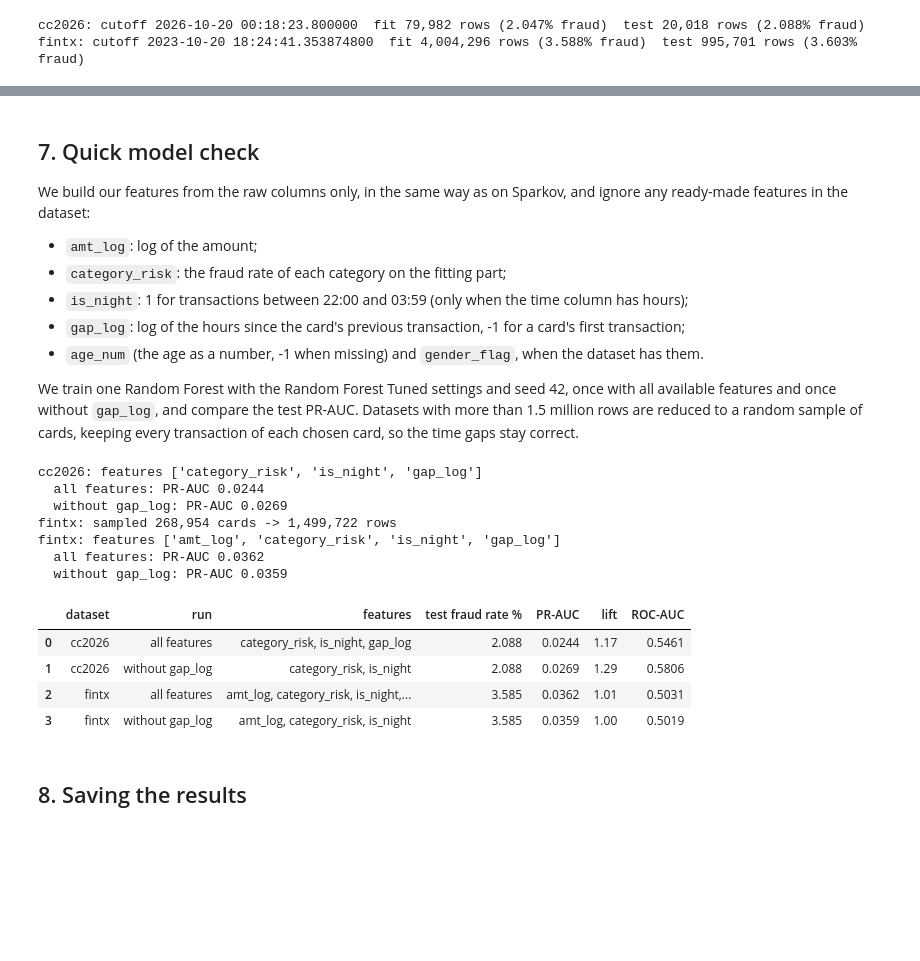
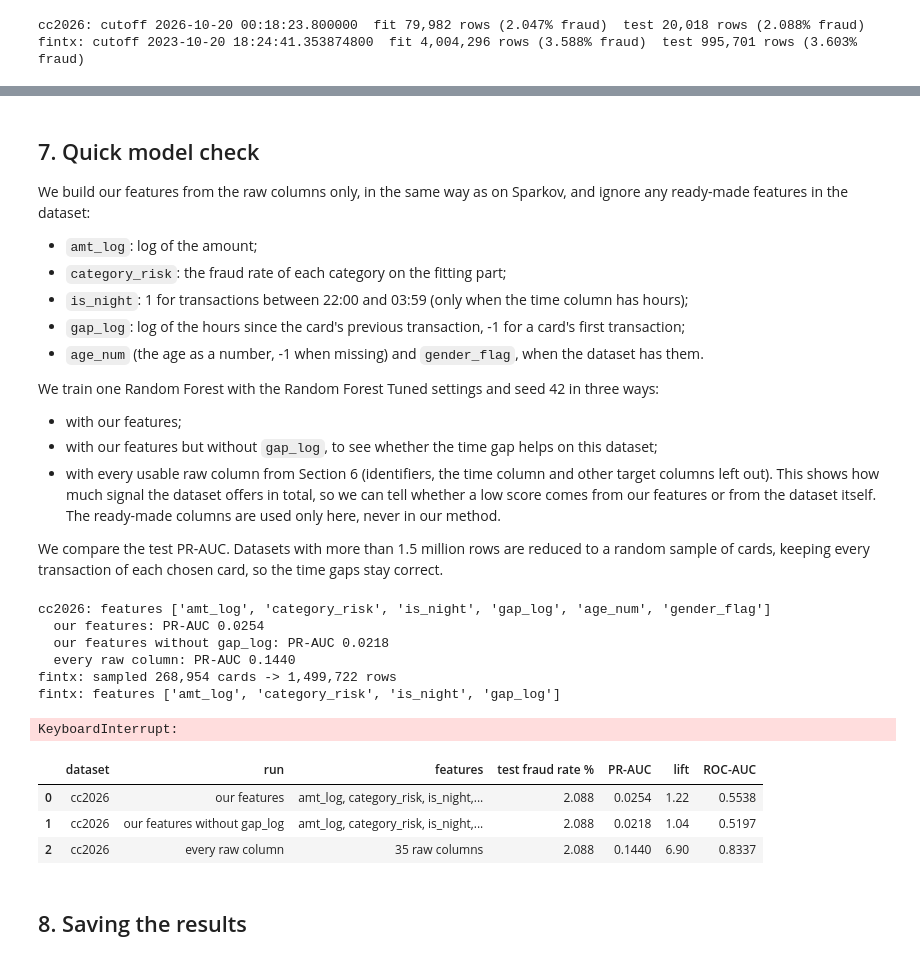
Before and after one commit to subbareddypullalacheruvu/Major-Project-Robust-Fraud-Detection-with-Spatial-Temporal-Features-and-Class-Imbalance-Learning-, a Jupyter notebook: notebooks/external_dataset_check.ipynb, the cells around one changed output, grey strips where cells are left out. Cells and saved outputs as stored; diff of their text form; code cells hidden in the pictures; blank space fills up the shorter version.

Commit message:
Run external_dataset_check and write the discussion

```diff
--- a/notebooks/external_dataset_check.ipynb
+++ b/notebooks/external_dataset_check.ipynb
@@ -399,9 +396,14 @@ We build our features from the raw columns only, in the same way as on Sparkov,
 - `gap_log`: log of the hours since the card's previous transaction, -1 for a card's first transaction;
 - `age_num` (the age as a number, -1 when missing) and `gender_flag`, when the dataset has them.
 
-We train one Random Forest with the Random Forest Tuned settings and seed 42, once with all available features and once without `gap_log`, and compare the test PR-AUC. Datasets with more than 1.5 million rows are reduced to a random sample of cards, keeping every transaction of each chosen card, so the time gaps stay correct.
+We train one Random Forest with the Random Forest Tuned settings and seed 42 in three ways:
+- with our features;
+- with our features but without `gap_log`, to see whether the time gap helps on this dataset;
+- with every usable raw column from Section 6 (identifiers, the time column and other target columns left out). This shows how much signal the dataset offers in total, so we can tell whether a low score comes from our features or from the dataset itself. The ready-made columns are used only here, never in our method.
+
+We compare the test PR-AUC. Datasets with more than 1.5 million rows are reduced to a random sample of cards, keeping every transaction of each chosen card, so the time gaps stay correct.
 # %%
-# 7.1 Build our features from the raw columns
+# 7.1 Build our features from the raw columns, then split by time
 NIGHT_HOURS = [22, 23, 0, 1, 2, 3]
 MAX_ROWS = 1_500_000
 
@@ -444,17 +446,34 @@ for short in data:
             part['category_risk'] = apply_category_risk(part, cat, risk)
     print(f'{short}: features {features}')
 
-    # 7.2 Train with and without gap_log
-    for name, cols in [('all features', features),
-                       ('without gap_log', [f for f in features if f != 'gap_log'])]:
-        if name == 'without gap_log' and 'gap_log' not in features:
+    # 7.2 Every usable raw column, as an upper limit for what the dataset offers
+    #     (numeric columns as they are, text columns as their fraud rate on the fitting part)
+    raw_cols = []
+    for col in column_results[short].dropna(subset=['ROC-AUC'])['column']:
+        name = f'raw__{col}'
+        if pd.api.types.is_numeric_dtype(fit_part[col]):
+            fill = fit_part[col].astype(float).median()
+            for part in (fit_part, test_part):
+                part[name] = part[col].astype(float).fillna(fill)
+        else:
+            rates = fit_part.groupby(fit_part[col].astype(str))['_y'].mean()
+            for part in (fit_part, test_part):
+                part[name] = part[col].astype(str).map(rates).fillna(fit_part['_y'].mean())
+        raw_cols.append(name)
+
+    # 7.3 Train with our features, without gap_log, and with every raw column
+    for name, cols in [('our features', features),
+                       ('our features without gap_log', [f for f in features if f != 'gap_log']),
+                       ('every raw column', raw_cols)]:
+        if name == 'our features without gap_log' and 'gap_log' not in features:
             continue
         rf = RandomForestClassifier(n_estimators=200, max_features=min(3, len(cols)),
                                     min_samples_leaf=5, random_state=42, n_jobs=-1)
         rf.fit(fit_part[cols], fit_part['_y'])
         p = rf.predict_proba(test_part[cols])[:, 1]
         pr = average_precision_score(test_part['_y'], p)
-        model_rows.append({'dataset': short, 'run': name, 'features': ', '.join(cols),
+        model_rows.append({'dataset': short, 'run': name,
+                           'features': ', '.join(cols) if name != 'every raw column' else f'{len(cols)} raw columns',
                            'test fraud rate %': round(test_part['_y'].mean() * 100, 3),
                            'PR-AUC': round(pr, 4), 'lift': round(pr / test_part['_y'].mean(), 2),
                            'ROC-AUC': round(roc_auc_score(test_part['_y'], p), 4)})
@@ -463,18 +482,21 @@ for short in data:
 model_df = pd.DataFrame(model_rows)
 model_df
 # %% [output]
-cc2026: features ['category_risk', 'is_night', 'gap_log']
-  all features: PR-AUC 0.0244
-  without gap_log: PR-AUC 0.0269
+cc2026: features ['amt_log', 'category_risk', 'is_night', 'gap_log', 'age_num', 'gender_flag']
+  our features: PR-AUC 0.0254
+  our features without gap_log: PR-AUC 0.0218
+  every raw column: PR-AUC 0.1440
 fintx: sampled 268,954 cards -> 1,499,722 rows
 fintx: features ['amt_log', 'category_risk', 'is_night', 'gap_log']
-  all features: PR-AUC 0.0362
-  without gap_log: PR-AUC 0.0359
-|  | dataset | run | features | test fraud rate % | PR-AUC | lift | ROC-AUC |
-| 0 | cc2026 | all features | category_risk, is_night, gap_log | 2.088 | 0.0244 | 1.17 | 0.5461 |
-| 1 | cc2026 | without gap_log | category_risk, is_night | 2.088 | 0.0269 | 1.29 | 0.5806 |
-| 2 | fintx | all features | amt_log, category_risk, is_night,... | 3.585 | 0.0362 | 1.01 | 0.5031 |
-| 3 | fintx | without gap_log | amt_log, category_risk, is_night | 3.585 | 0.0359 | 1.00 | 0.5019 |
+KeyboardInterrupt:
+# %%
+   model_df = pd.DataFrame(model_rows)
+   model_df
+# %% [output]
+|  | dataset | run | features | test fraud rate % | PR-AUC | lift | ROC-AUC |
+| 0 | cc2026 | our features | amt_log, category_risk, is_night,... | 2.088 | 0.0254 | 1.22 | 0.5538 |
+| 1 | cc2026 | our features without gap_log | amt_log, category_risk, is_night,... | 2.088 | 0.0218 | 1.04 | 0.5197 |
+| 2 | cc2026 | every raw column | 35 raw columns | 2.088 | 0.1440 | 6.90 | 0.8337 |
 # %% [markdown]
 ## 8. Saving the results
 # %%
```
Also changed, not shown: parts of 5 cells of this notebook.
